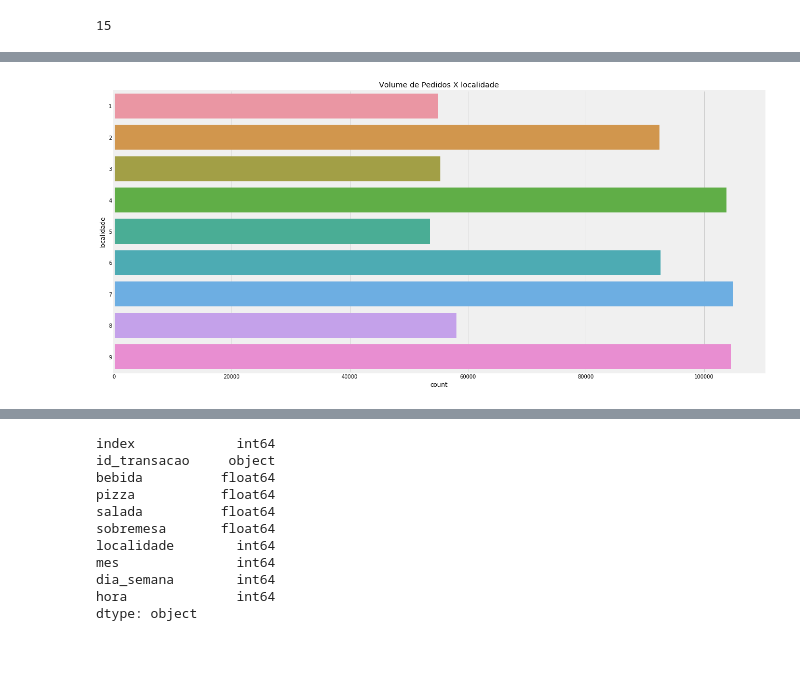
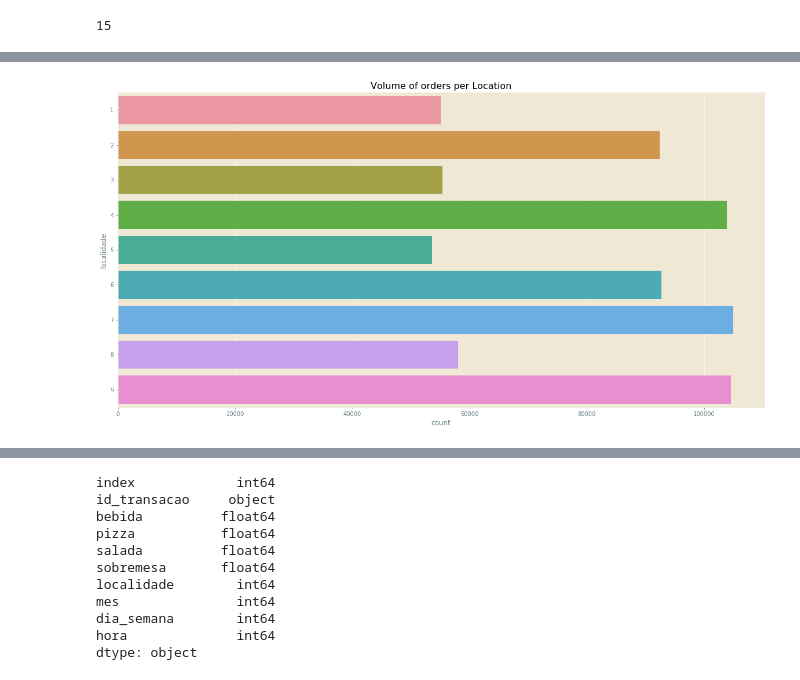
Before and after one commit to Dieljr/pythonDev, a Jupyter notebook: Segmentation_Customer.ipynb, the cells around one changed output, grey strips where cells are left out. Cells and saved outputs as stored; diff of their text form; code cells hidden in the pictures; blank space fills up the shorter version.

```diff
--- a/Segmentation_Customer.ipynb
+++ b/Segmentation_Customer.ipynb
@@ -18,7 +18,7 @@ import matplotlib as mpl
 import seaborn as sb
 
 from matplotlib import pyplot as plt
-plt.style.use('fivethirtyeight')
+plt.style.use('Solarize_Light2')
 plt.figure(1 , figsize = (15 , 6))
 %matplotlib inline
 
@@ -519,9 +492,9 @@ Text(0.5, 1.0, 'Volume de Pedidos X Hora')
 # %%
 plt.figure(1, figsize = (20,10))
 sb.countplot(data = food_df_tempo, y = 'localidade')
-plt.title("Volume de Pedidos X localidade")
+plt.title("Volume of orders per Location")
 plt.show()
 # %% [output]
-[figure, old version]
+[figure, new version]
 # %%
 del food_df_tempo['horario_pedido']
```
Also changed, not shown: parts of 145 cells of this notebook.
